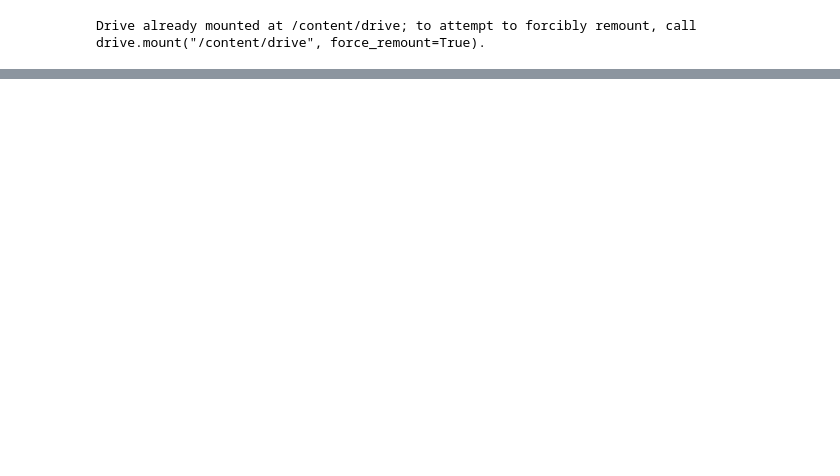
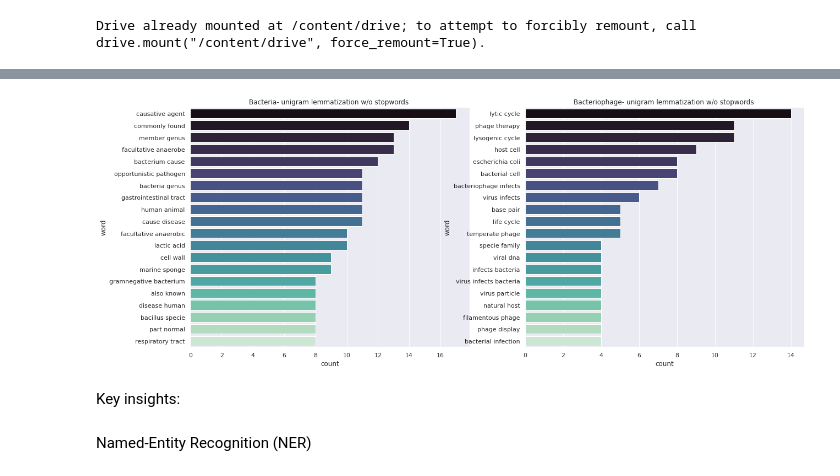
Before and after one commit to Eitams/NLP_Exercise, a Jupyter notebook: NLP_EDA.ipynb, the cells around one changed output, grey strips where cells are left out. Saved outputs shown, nothing was run; the diff lists cells and outputs as text; code cells hidden in the pictures; blank space fills up the shorter version.

```diff
--- a/NLP_EDA.ipynb
+++ b/NLP_EDA.ipynb
@@ -141,0 +405,24 @@ df_phage.head()
+# %%
+'''
+Plotting max of 2 and 3 gram of bacteria vs bacteriophage
+'''
+## Calculating max 2 and 3 gram
+biotripplegram_bacteria = get_top_n_words(all_desc_bacteria, 20, 2,3)
+biotripplegram_phage = get_top_n_words(all_desc_phage, 20, 2,3)
+biotripplegram_bacteria = pd.DataFrame(biotripplegram_bacteria, columns = ['word' , 'count'])
+biotripplegram_phage = pd.DataFrame(biotripplegram_phage, columns = ['word' , 'count'])
+
+## Plot
+fix, (ax1, ax2) = plt.subplots(1,2, figsize=(20,8))
+sns.barplot(x="count", y="word",orient="h",ax = ax1, palette="mako", data=biotripplegram_bacteria)
+ax1.set_title("Bacteria- unigram lemmatization w/o stopwords ")
+sns.barplot(x="count", y="word",orient="h", ax =ax2, palette="mako", data=biotripplegram_phage)
+ax2.set_title("Bacteriophage- unigram lemmatization w/o stopwords ")
+plt.tight_layout
+plt.show()
+# %% [output]
+[figure, added]
+# %% [markdown]
+Key insights:
+# %% [markdown]
+Named-Entity Recognition (NER)
```
Also changed, not shown: parts of 75 cells of this notebook.
